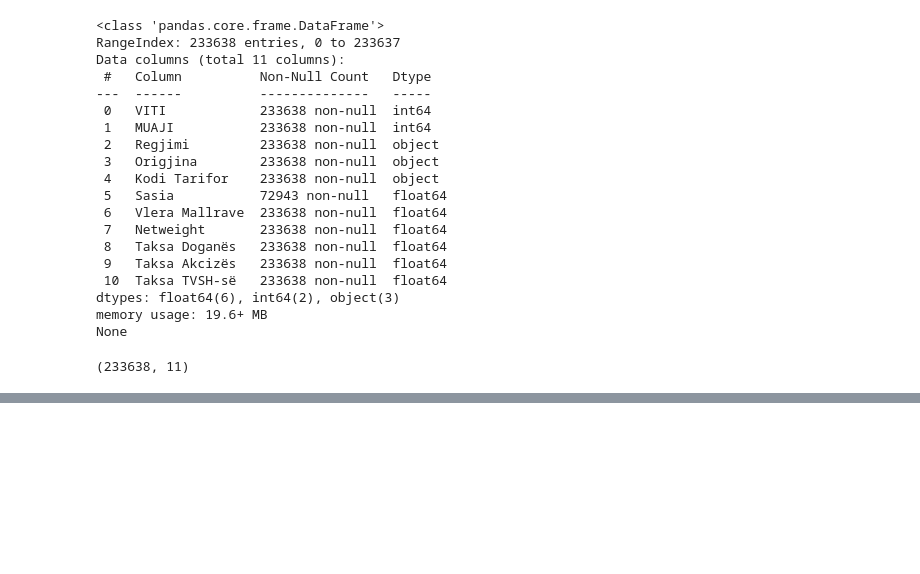
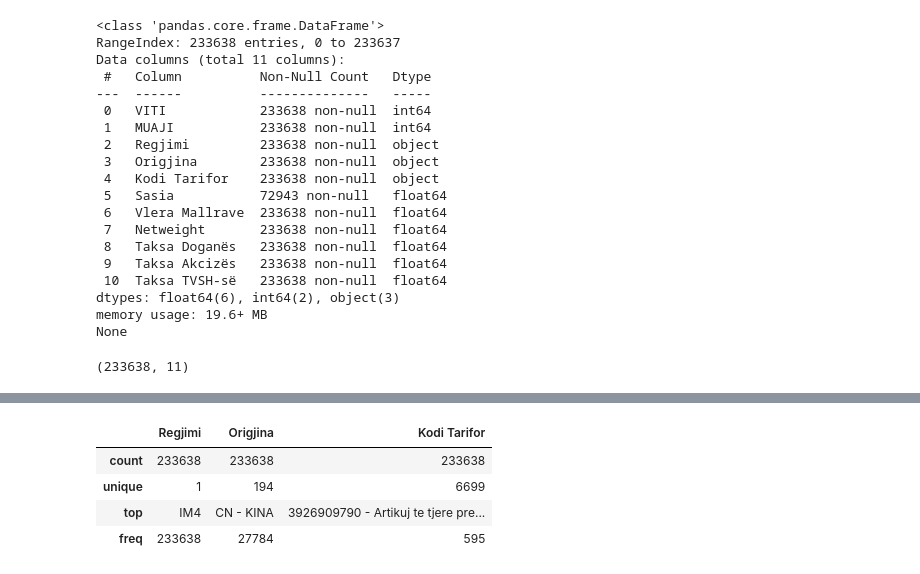
Before and after one commit to NjomzaRexhepi/Machine-Learning-Project, a Jupyter notebook: TradeBalance.ipynb, the cells around one changed output, grey strips where cells are left out. Saved outputs shown, nothing was run; the diff lists cells and outputs as text; code cells hidden in the pictures; blank space fills up the shorter version.

```diff
--- a/TradeBalance.ipynb
+++ b/TradeBalance.ipynb
@@ -88,0 +116,8 @@ df.shape
+# %%
+df.describe(include=['O'])
+# %% [output]
+|  | Regjimi | Origjina | Kodi Tarifor |
+| count | 233638 | 233638 | 233638 |
+| unique | 1 | 194 | 6699 |
+| top | IM4 | CN - KINA | 3926909790 - Artikuj te tjere pre... |
+| freq | 233638 | 27784 | 595 |
```
Also changed, not shown: parts of 4 cells of this notebook.
